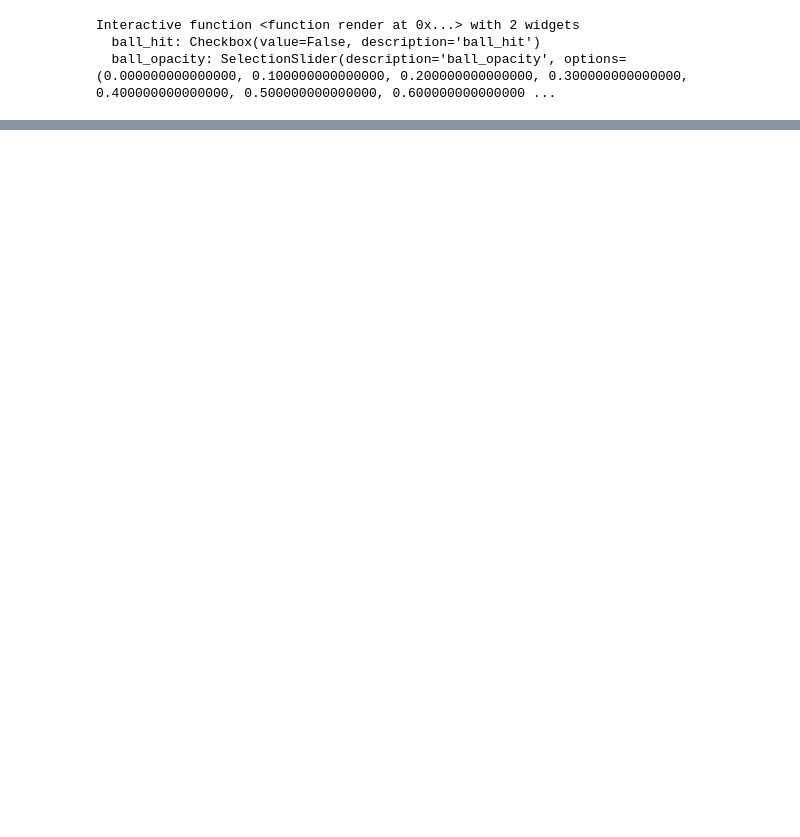
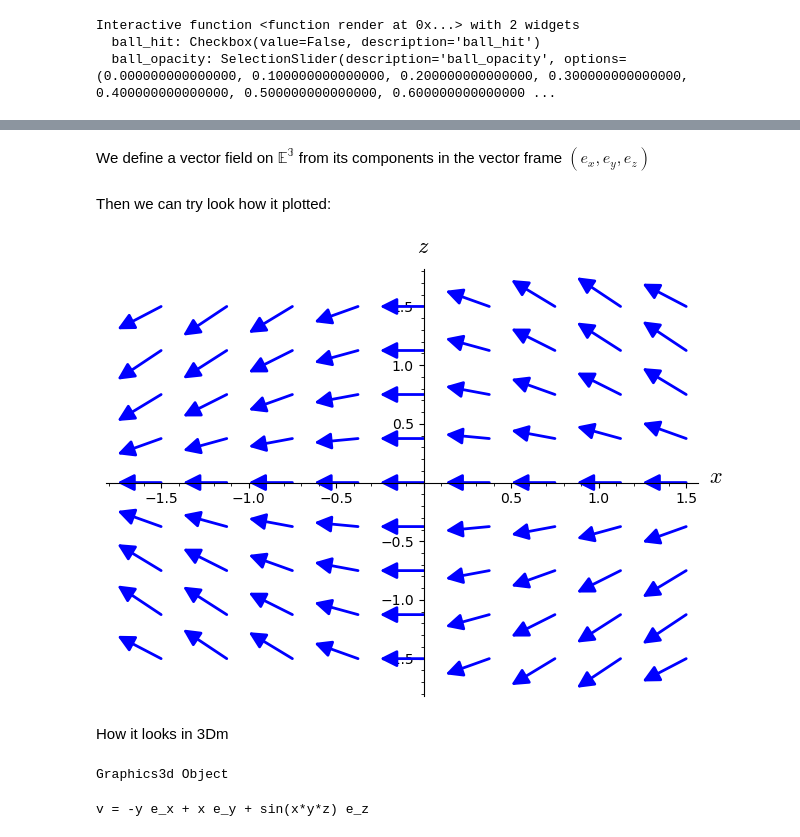
Before and after one commit to ammein/my-calculations, a Jupyter notebook: sage/raymarching.ipynb, the cells around one changed output, grey strips where cells are left out. Saved outputs shown, nothing was run; the diff lists cells and outputs as text; code cells hidden in the pictures; blank space fills up the shorter version.

```diff
--- a/sage/raymarching.ipynb
+++ b/sage/raymarching.ipynb
@@ -180,0 +284,25 @@ Interactive function <function render at 0x...> with 2 widgets
+# %%
+from sage.all import *
+E = EuclideanSpace(names=('x', 'y', 'z',))
+x, y, z, = E._first_ngens(3) # Get x, y & z value
+# %% [markdown]
+We define a vector field on $\mathbb{E^3}$ from its components in the vector frame $(e_x, e_y, e_z)$
+# %%
+v = E.vector_field(-y, x, sin(x*y*z), name='v')
+# %% [markdown]
+Then we can try look how it plotted:
+# %%
+v.plot(fixed_coords={y: Integer(1)}, ambient_coords=(x,z), max_range=RealNumber('1.5'),
+        scale=RealNumber('0.25'))
+# %% [output]
+[figure, added]
+# %% [markdown]
+How it looks in 3Dm
+# %%
+v.plot(max_range=RealNumber('1.5'), scale=RealNumber('0.5'))
+# %% [output]
+Graphics3d Object
+# %%
+v.display()
+# %% [output]
+v = -y e_x + x e_y + sin(x*y*z) e_z
```
Also changed, not shown: parts of 18 cells of this notebook, 4 other files.
